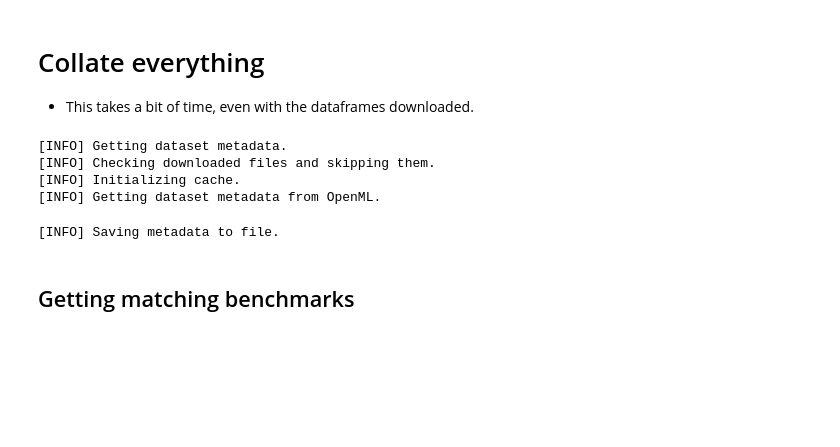
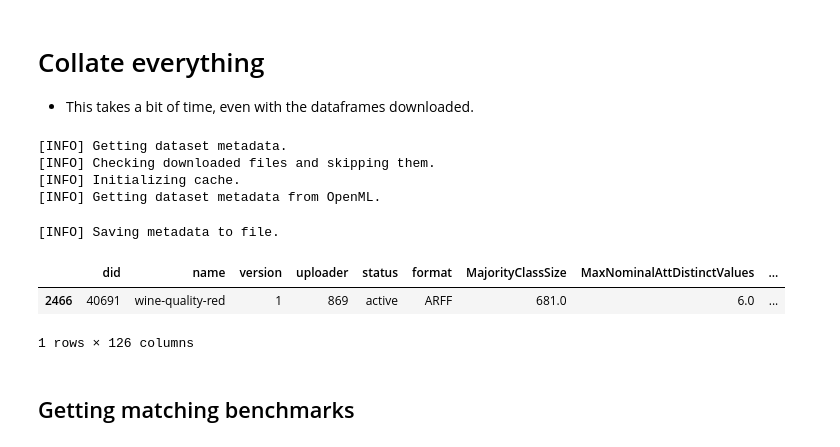
Before and after one commit to openml-labs/ai_search, a Jupyter notebook: useful_scripts/compile_data.ipynb, the cells around one changed output. Drawn from its saved outputs; the diff is of its cells as text; code cells hidden in the pictures; blank space fills up the shorter version.

```diff
--- a/useful_scripts/compile_data.ipynb
+++ b/useful_scripts/compile_data.ipynb
@@ -322,3 +311,9 @@ openml_data_object, data_id, all_metadata = get_all_metadata_from_openml(
 metadata_df = create_metadata_dataframe(
     openml_data_object, data_id, all_metadata, use_cache=False
 )
+# %%
+metadata_df[metadata_df["name"] == "wine-quality-red"]
+# %% [output]
+|  | did | name | version | uploader | status | format | MajorityClassSize | MaxNominalAttDistinctValues | ... |
+| 2466 | 40691 | wine-quality-red | 1 | 869 | active | ARFF | 681.0 | 6.0 | ... |
+1 rows × 126 columns
```
Also changed, not shown: parts of 24 cells of this notebook, 26 other files.
